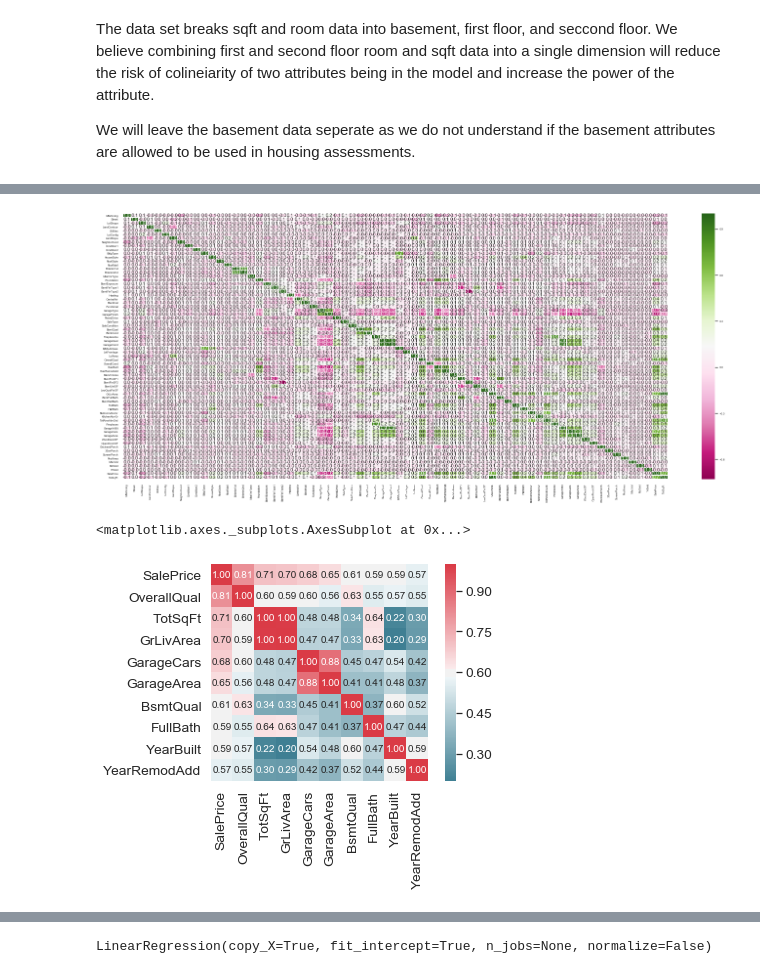
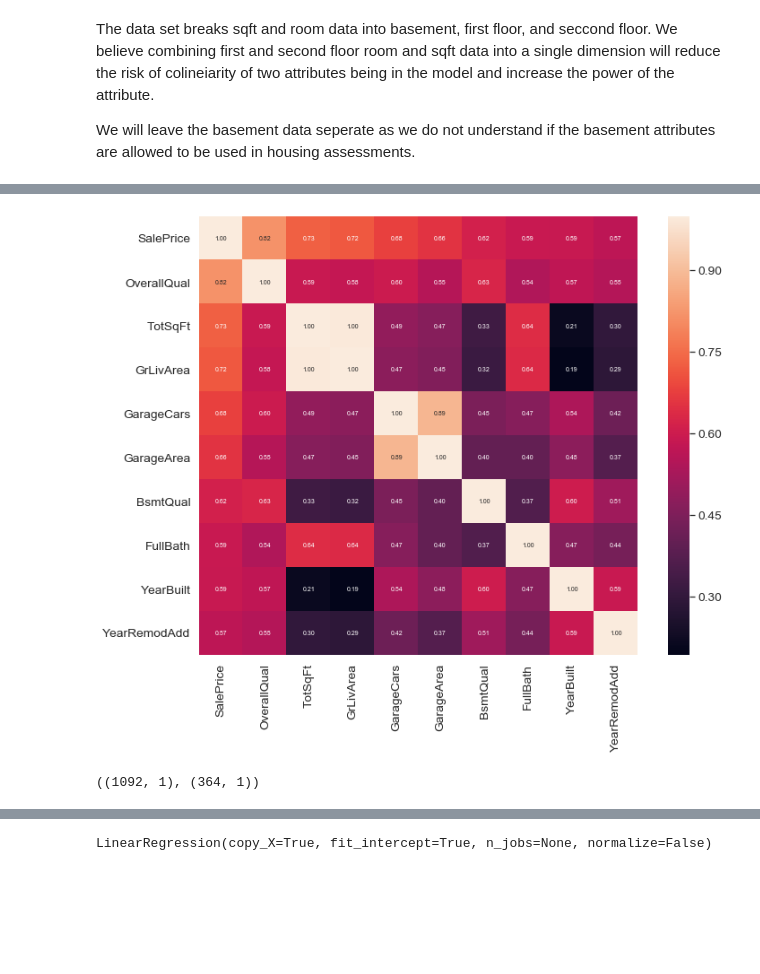
Before and after one commit to cal-dortiz/UCB_W207_Applied-_Machine_Learning, a Jupyter notebook: Final_Project/Data Exploration Files/Data Cleaning and Feature Engineering.ipynb, the cells around one changed output, grey strips where cells are left out. Cells and saved outputs as stored; diff of their text form; code cells hidden in the pictures; blank space fills up the shorter version.

```diff
--- a/Final_Project/Data Exploration Files/Data Cleaning and Feature Engineering.ipynb
+++ b/Final_Project/Data Exploration Files/Data Cleaning and Feature Engineering.ipynb
@@ -63,3 +67,5 @@ X_test = X_test.drop(columns=['1stFlrSF','2ndFlrSF'])
+# %%
+X_train.drop(X_train[X_train.GrLivArea >= 4000].index, inplace=True)
 # %%
 X_train.columns
 # %% [output]
@@ -252,0 +183,6 @@ y_test = np.log(y_test)
+# %%
+X_train2['SalePrice'] = np.log(X_train2['SalePrice'])
+X_test2['SalePrice'] = np.log(X_test2['SalePrice'])
+# %%
+corr_matrix = X_train2.corr()
+corr_matrix['SalePrice'].sort_values(ascending=False)
@@ -262,24 +210,10 @@ SyntaxError: invalid syntax (<ipython-input-195-1de67035b8ba>, line 2)
-# %%
-#View a correlation matrix
-import seaborn as sns
-import matplotlib.pyplot as plt
-correlation_train = df_train2.corr()
-sns.set(font_scale=0.5)
-plt.figure(figsize=(25, 10))
-ax = sns.heatmap(correlation_train, annot=True, annot_kws={'size': 10}, fmt='.1f', cmap='PiYG', linewidths=.2)
-plt.show()
-# %% [output]
-[figure, removed]
 # %%
 #Filter out 10 highest correlated categories
-k = 10
-corr = df_train2.corr()
-cols = corr.nlargest(k, 'SalePrice')['SalePrice'].index
-cmap = sns.diverging_palette(220, 10, as_cmap=True)
-cm = np.corrcoef(df_train2[cols].values.T)
+corr_num = 10
+corr_cols = corr_matrix.nlargest(corr_num,'SalePrice')['SalePrice'].index
+corr_mat_sales = np.corrcoef(X_train2[corr_cols].values.T)
 sns.set(font_scale=1.25)
-sns.heatmap(cm, annot=True, square=True, fmt='.2f', cmap=cmap,
-                 annot_kws={'size': 10}, yticklabels=cols.values, xticklabels=cols.values)
+fig,ax = plt.subplots(figsize=(12,9))
+hm = sns.heatmap(corr_mat_sales, cbar=True,annot=True,square=True,fmt='.2f',annot_kws={'size':7}, yticklabels=corr_cols.values, xticklabels=corr_cols.values)
 # %% [output]
-<matplotlib.axes._subplots.AxesSubplot at 0x...>
-[figure, old version]
+[figure, new version]
@@ -294,0 +223,7 @@ LR1Ytest = pd.DataFrame(data=y_test,columns=['SalePrice'])
+# %%
+X_train, X_test, y_train, y_test = train_test_split(LR1Xtrain, LR1Ytrain,
+                                                    test_size=0.25,random_state=2)
+
+X_train.shape, X_test.shape
+# %% [output]
+((1092, 1), (364, 1))
```
Also changed, not shown: parts of 46 cells of this notebook.
